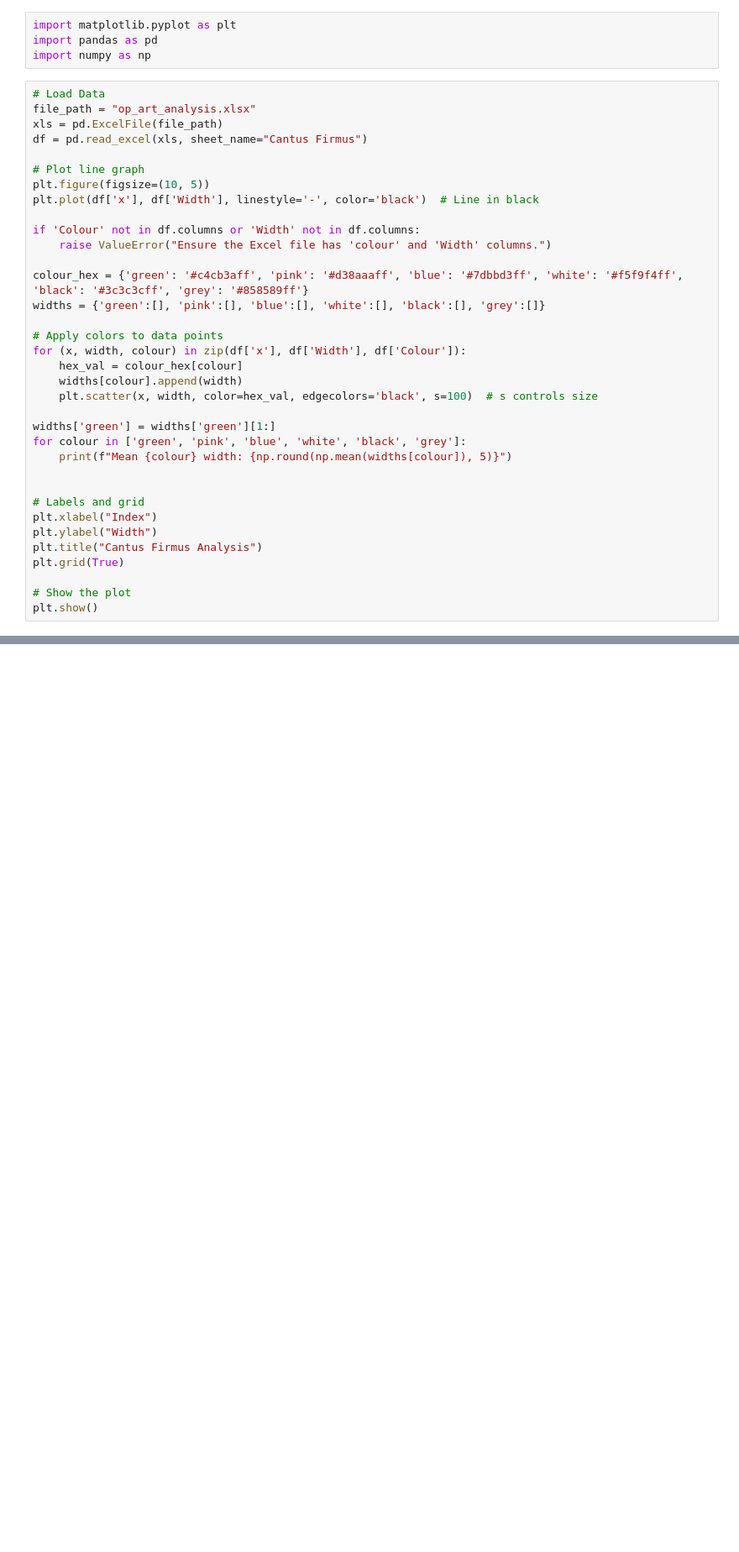
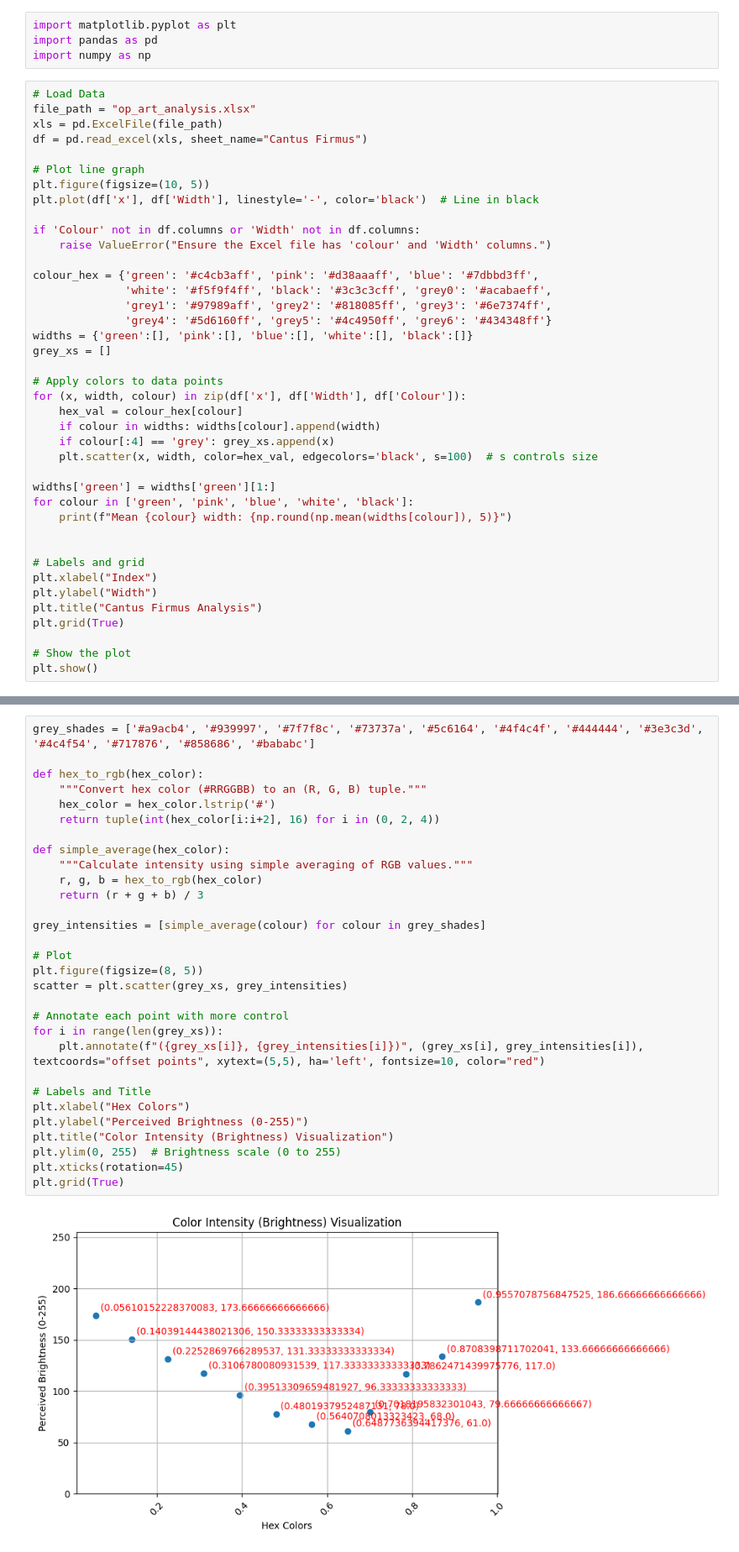
Before and after one commit to hettysymes/op_art_generator, a Jupyter notebook: analysis/cantus_firmus.ipynb, the cells around one changed output, grey strips where cells are left out. Shown at 84% size. Cells and saved outputs as stored; diff of their text form; blank space fills up the shorter version.

```diff
--- a/analysis/cantus_firmus.ipynb
+++ b/analysis/cantus_firmus.ipynb
@@ -15,17 +15,22 @@ plt.plot(df['x'], df['Width'], linestyle='-', color='black')  # Line in black
 if 'Colour' not in df.columns or 'Width' not in df.columns:
     raise ValueError("Ensure the Excel file has 'colour' and 'Width' columns.")
 
-colour_hex = {'green': '#c4cb3aff', 'pink': '#d38aaaff', 'blue': '#7dbbd3ff', 'white': '#f5f9f4ff', 'black': '#3c3c3cff', 'grey': '#858589ff'}
-widths = {'green':[], 'pink':[], 'blue':[], 'white':[], 'black':[], 'grey':[]}
+colour_hex = {'green': '#c4cb3aff', 'pink': '#d38aaaff', 'blue': '#7dbbd3ff',
+              'white': '#f5f9f4ff', 'black': '#3c3c3cff', 'grey0': '#acabaeff',
+              'grey1': '#97989aff', 'grey2': '#818085ff', 'grey3': '#6e7374ff',
+              'grey4': '#5d6160ff', 'grey5': '#4c4950ff', 'grey6': '#434348ff'}
+widths = {'green':[], 'pink':[], 'blue':[], 'white':[], 'black':[]}
+grey_xs = []
 
 # Apply colors to data points
 for (x, width, colour) in zip(df['x'], df['Width'], df['Colour']):
     hex_val = colour_hex[colour]
-    widths[colour].append(width)
+    if colour in widths: widths[colour].append(width)
+    if colour[:4] == 'grey': grey_xs.append(x)
     plt.scatter(x, width, color=hex_val, edgecolors='black', s=100)  # s controls size
 
 widths['green'] = widths['green'][1:]
-for colour in ['green', 'pink', 'blue', 'white', 'black', 'grey']:
+for colour in ['green', 'pink', 'blue', 'white', 'black']:
     print(f"Mean {colour} width: {np.round(np.mean(widths[colour]), 5)}")
 
 
@@ -70,0 +75,32 @@ plt.show()
+# %%
+grey_shades = ['#a9acb4', '#939997', '#7f7f8c', '#73737a', '#5c6164', '#4f4c4f', '#444444', '#3e3c3d', '#4c4f54', '#717876', '#858686', '#bababc']
+
+def hex_to_rgb(hex_color):
+    """Convert hex color (#RRGGBB) to an (R, G, B) tuple."""
+    hex_color = hex_color.lstrip('#')
+    return tuple(int(hex_color[i:i+2], 16) for i in (0, 2, 4))
+
+def simple_average(hex_color):
+    """Calculate intensity using simple averaging of RGB values."""
+    r, g, b = hex_to_rgb(hex_color)
+    return (r + g + b) / 3
+
+grey_intensities = [simple_average(colour) for colour in grey_shades]
+
+# Plot
+plt.figure(figsize=(8, 5))
+scatter = plt.scatter(grey_xs, grey_intensities)
+
+# Annotate each point with more control
+for i in range(len(grey_xs)):
+    plt.annotate(f"({grey_xs[i]}, {grey_intensities[i]})", (grey_xs[i], grey_intensities[i]), textcoords="offset points", xytext=(5,5), ha='left', fontsize=10, color="red")
+
+# Labels and Title
+plt.xlabel("Hex Colors")
+plt.ylabel("Perceived Brightness (0-255)")
+plt.title("Color Intensity (Brightness) Visualization")
+plt.ylim(0, 255)  # Brightness scale (0 to 255)
+plt.xticks(rotation=45)
+plt.grid(True)
+# %% [output]
+[figure, added]
```
Also changed, not shown: parts of 2 cells of this notebook, 2 other files.
